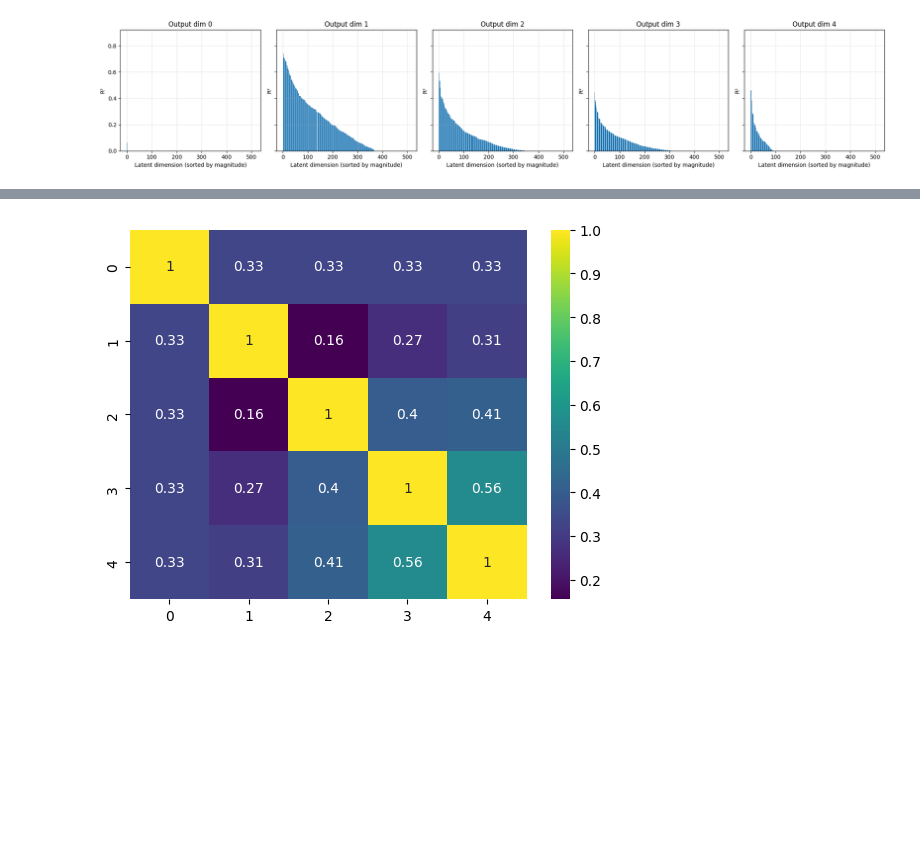
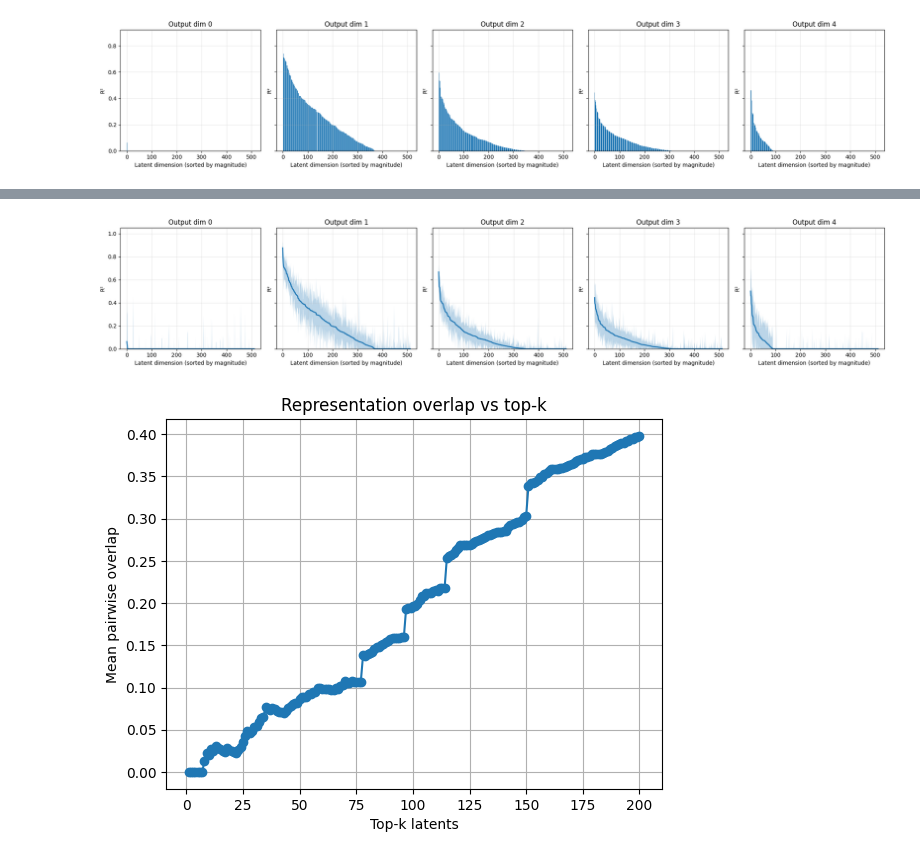
Before and after one commit to dynamical-inference/tdmpc2, a Jupyter notebook: tdmpc2/analysis/analysis_initial_conditions.ipynb, the cells around one changed output, grey strips where cells are left out. Drawn from its saved outputs; the diff is of its cells as text; code cells hidden in the pictures; blank space fills up the shorter version.

```diff
--- a/tdmpc2/analysis/analysis_initial_conditions.ipynb
+++ b/tdmpc2/analysis/analysis_initial_conditions.ipynb
@@ -138,6 +187,8 @@ def evaluate_lags_leave_k_out(x_eps,
                 model_to_fit = LinearRegression()
             elif model == 'lasso':
                 model_to_fit = Lasso(alpha=0.001)
+            elif model == 'multi_task_lasso':
+                model_to_fit = MultiTaskLasso(alpha=0.001)
             else:
                 raise ValueError(f"Model {model} not supported")
 
@@ -156,7 +207,7 @@ def evaluate_lags_leave_k_out(x_eps,
             r2_by_lag[lag].append(
                 np.mean(fold_r2s))  # mean R² over held-out eps in this fold
 
-            model_by_lag[lag] = model_to_fit
+            model_by_lag[lag].append(model_to_fit)
 
     # Aggregate mean and std over folds
     r2_mean = {lag: np.mean(vals) for lag, vals in r2_by_lag.items()}
@@ -188,7 +239,7 @@ combinations_vars = [
 ]
 
 #models_to_fit = ['linear_regression', 'lasso']
-models_to_fit = ['linear_regression']
+models_to_fit = ['lasso']
 
 results_decoding = {}
 
@@ -199,7 +250,7 @@ for model in models_to_fit:
             exp_vars[x_var],
             exp_vars[y_var],
             model=model,
-            lags=np.arange(-10, 11),
+            lags=np.arange(0, 1),
             k_holdout=1,
             add_bootstrap_ci=True,
             shuffle_X=False,
@@ -556,3 +537,45 @@ import pandas as pd
+# %%
+# Create a line plot for each output dimension showing R² vs latent dimension with confidence intervals
+n_output_dims = r2_mean.shape[1]
+n_latent_dims = r2_mean.shape[0]
+
+# Option to sort by magnitude
+sort_by_magnitude = True
+
+fig, axes = plt.subplots(1,
+                         n_output_dims,
+                         figsize=(4 * n_output_dims, 4),
+                         sharey=True)
+if n_output_dims == 1:
+    axes = [axes]
+
+for d in range(n_output_dims):
+    if sort_by_magnitude:
+        # Sort by magnitude (descending)
+        sorted_indices = np.argsort(r2_mean[:, d])[::-1]
+        sorted_values = r2_mean[sorted_indices, d]
+        sorted_lower = r2_ci[sorted_indices, d, 0]
+        sorted_upper = r2_ci[sorted_indices, d, 1]
+
+        x = np.arange(n_latent_dims)
+        axes[d].plot(x, sorted_values, linewidth=2)
+        axes[d].fill_between(x, sorted_lower, sorted_upper, alpha=0.3)
+        axes[d].set_xlabel('Latent dimension (sorted by magnitude)')
+    else:
+        x = np.arange(n_latent_dims)
+        axes[d].plot(x, r2_mean[:, d], linewidth=2)
+        axes[d].fill_between(x, r2_ci[:, d, 0], r2_ci[:, d, 1], alpha=0.3)
+        axes[d].set_xlabel('Latent dimension')
+
+    axes[d].set_ylabel('R²')
+    axes[d].set_title(f'Output dim {d}')
+    axes[d].grid(True, alpha=0.3)
+    axes[d].set_ylim(0, 1.05)
+
+plt.tight_layout()
+plt.show()
+# %% [output]
+[figure, added]
 # %%
 def compute_overlap_matrix(active_latents_dict, metric='jaccard'):
     keys = list(active_latents_dict.keys())
@@ -574,7 +597,11 @@ def compute_overlap_matrix(active_latents_dict, metric='jaccard'):
     return pd.DataFrame(mat, index=keys, columns=keys)
 
 
-def get_active_latents(r2_mean, mode='threshold', k=10, percentile=90):
+def get_active_latents(r2_mean,
+                       mode='threshold',
+                       threshold=0.0,
+                       k=10,
+                       percentile=90):
     active_latents = {}
     if mode == 'threshold':
         for d in range(n_output_dims):
@@ -595,10 +622,8 @@ def get_active_latents(r2_mean, mode='threshold', k=10, percentile=90):
     return active_latents
 
 
-active_latents = get_active_latents(r2_mean, mode='percentile', percentile=70)
-overlap_df = compute_overlap_matrix(active_latents, metric='overlap')
+# active_latents = get_active_latents(r2_mean, mode='percentile', percentile=70)
+# overlap_df = compute_overlap_matrix(active_latents, metric='overlap')
 
-sns.heatmap(overlap_df, annot=True, cmap='viridis')
-plt.show()
+# sns.heatmap(overlap_df, annot=True, cmap='magma')
+# plt.show()
-# %% [output]
-[figure, removed]
@@ -604,0 +654,8 @@ plt.show()
+# %%
+plt.plot(Ks, mean_overlaps, marker='o')
+plt.xlabel('Top-k latents')
+plt.ylabel('Mean pairwise overlap')
+plt.title('Representation overlap vs top-k')
+plt.grid(True)
+# %% [output]
+[figure, added]
```
Also changed, not shown: parts of 24 cells of this notebook.
